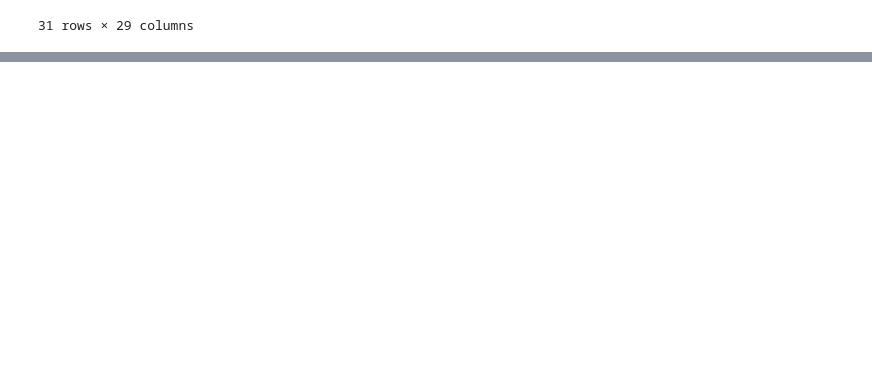
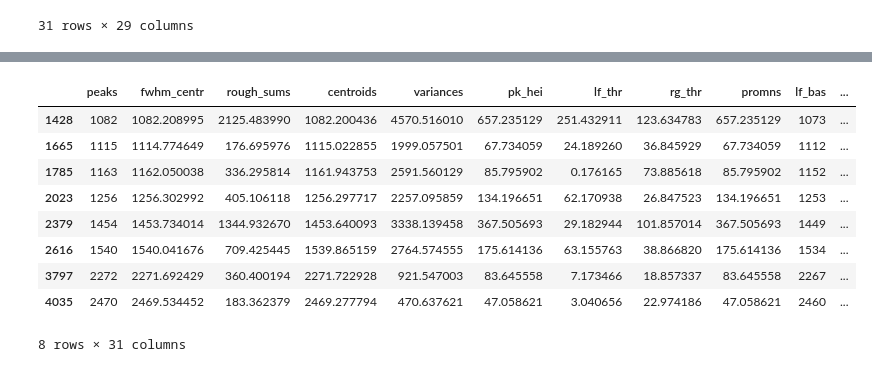
Before and after one commit to terrabela/OGRaySpY, a Jupyter notebook: nuclide_identification.ipynb, the cells around one changed output, grey strips where cells are left out. Cells and saved outputs as stored; diff of their text form; code cells hidden in the pictures; blank space fills up the shorter version.

```diff
--- a/nuclide_identification.ipynb
+++ b/nuclide_identification.ipynb
@@ -637,0 +712,13 @@ Index(['nuclide_name', 'centroids', 'rough_sums', 'variances',
+# %%
+read_result_df.loc[df_result.nuclide_name=="110ag"]
+# %% [output]
+|  | peaks | fwhm_centr | rough_sums | centroids | variances | pk_hei | lf_thr | rg_thr | promns | lf_bas | ... |
+| 1428 | 1082 | 1082.208995 | 2125.483990 | 1082.200436 | 4570.516010 | 657.235129 | 251.432911 | 123.634783 | 657.235129 | 1073 | ... |
+| 1665 | 1115 | 1114.774649 | 176.695976 | 1115.022855 | 1999.057501 | 67.734059 | 24.189260 | 36.845929 | 67.734059 | 1112 | ... |
+| 1785 | 1163 | 1162.050038 | 336.295814 | 1161.943753 | 2591.560129 | 85.795902 | 0.176165 | 73.885618 | 85.795902 | 1152 | ... |
+| 2023 | 1256 | 1256.302992 | 405.106118 | 1256.297717 | 2257.095859 | 134.196651 | 62.170938 | 26.847523 | 134.196651 | 1253 | ... |
+| 2379 | 1454 | 1453.734014 | 1344.932670 | 1453.640093 | 3338.139458 | 367.505693 | 29.182944 | 101.857014 | 367.505693 | 1449 | ... |
+| 2616 | 1540 | 1540.041676 | 709.425445 | 1539.865159 | 2764.574555 | 175.614136 | 63.155763 | 38.866820 | 175.614136 | 1534 | ... |
+| 3797 | 2272 | 2271.692429 | 360.400194 | 2271.722928 | 921.547003 | 83.645558 | 7.173466 | 18.857337 | 83.645558 | 2267 | ... |
+| 4035 | 2470 | 2469.534452 | 183.362379 | 2469.277794 | 470.637621 | 47.058621 | 3.040656 | 22.974186 | 47.058621 | 2460 | ... |
+8 rows × 31 columns
```
Also changed, not shown: parts of 21 cells of this notebook, 1 other file.
